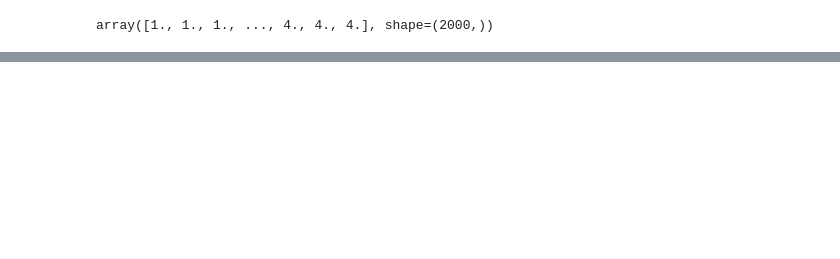
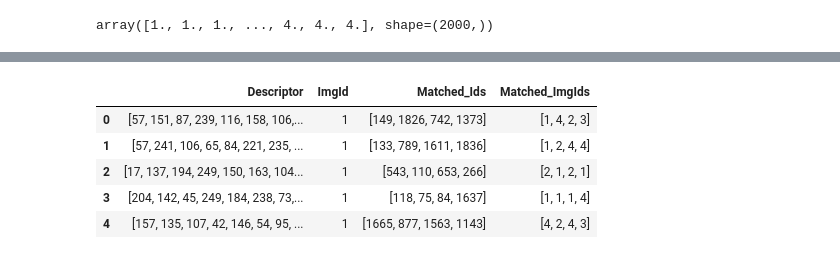
Before and after one commit to GCSchmidt/local-image-features-apps, a Jupyter notebook: image-stitching/experiments.ipynb, the cells around one changed output, grey strips where cells are left out. Saved outputs shown, nothing was run; the diff lists cells and outputs as text; code cells hidden in the pictures; blank space fills up the shorter version.

Commit message:
extended experiments to get count of matches between image pairs

```diff
--- a/image-stitching/experiments.ipynb
+++ b/image-stitching/experiments.ipynb
@@ -51,0 +70,23 @@ array([   1,    2,    3, ..., 1998, 1999, 2000], shape=(2000,))
+# %%
+# Define FLANN parameters and match descriptors
+# from https://docs.opencv.org/4.x/dc/dc3/tutorial_py_matcher.html
+FLANN_INDEX_LSH = 6
+index_params= dict(algorithm = FLANN_INDEX_LSH,
+                   table_number = 6, # 12
+                   key_size = 12,     # 20
+                   multi_probe_level = 1) #2
+search_params = dict(checks=50)   # or pass empty dictionary
+flann = cv2.FlannBasedMatcher(index_params, search_params)
+matches = flann.knnMatch(des,des, k=5)
+
+# 2nd Method, Not Working
+# FLANN_INDEX_KDTREE = 0
+# index_params = dict(algorithm = FLANN_INDEX_KDTREE, trees = 5)
+# search_params = dict(checks=50)
+# flann = cv2.FlannBasedMatcher(index_params, search_params)
+# matches = flann.knnMatch(des, des, k=2)
+# %%
+# queryIdx == OG DescriptorID  trainIdx == matched DescriptorID
+matched_col = [np.array([m.trainIdx for m in M[1:]]) for M in matches]
+# %%
+matching_df['Matched_Ids'] = matched_col
@@ -51,0 +102,27 @@ array([   1,    2,    3, ..., 1998, 1999, 2000], shape=(2000,))
+# %%
+# convert matched descriptor ids to img ids
+def descriptor_id_to_img_id(id,bounds) -> int:
+    """
+    Get the associated Image ID for the given Descriptor ID, using the given bounds.
+    Returns:
+        int: in range from 1 to length of bounds
+    """
+    return np.searchsorted(bounds, id, side='right')
+
+def matched_ids_to_img_ids(row, bounds):
+    matched_ids = row['Matched_Ids']
+    img_ids = [descriptor_id_to_img_id(id, bounds) for id in matched_ids]
+    return np.array(img_ids)
+
+matching_df['Matched_ImgIds'] = matching_df.apply(matched_ids_to_img_ids,
+                                                  axis=1,
+                                                  args=(img_id_bounds,))
+# %%
+matching_df.head()
+# %% [output]
+|  | Descriptor | ImgId | Matched_Ids | Matched_ImgIds |
+| 0 | [57, 151, 87, 239, 116, 158, 106,... | 1 | [149, 1826, 742, 1373] | [1, 4, 2, 3] |
+| 1 | [57, 241, 106, 65, 84, 221, 235, ... | 1 | [133, 789, 1611, 1836] | [1, 2, 4, 4] |
+| 2 | [17, 137, 194, 249, 150, 163, 104... | 1 | [543, 110, 653, 266] | [2, 1, 2, 1] |
+| 3 | [204, 142, 45, 249, 184, 238, 73,... | 1 | [118, 75, 84, 1637] | [1, 1, 1, 4] |
+| 4 | [157, 135, 107, 42, 146, 54, 95, ... | 1 | [1665, 877, 1563, 1143] | [4, 2, 4, 3] |
```
Also changed, not shown: parts of 12 cells of this notebook.
